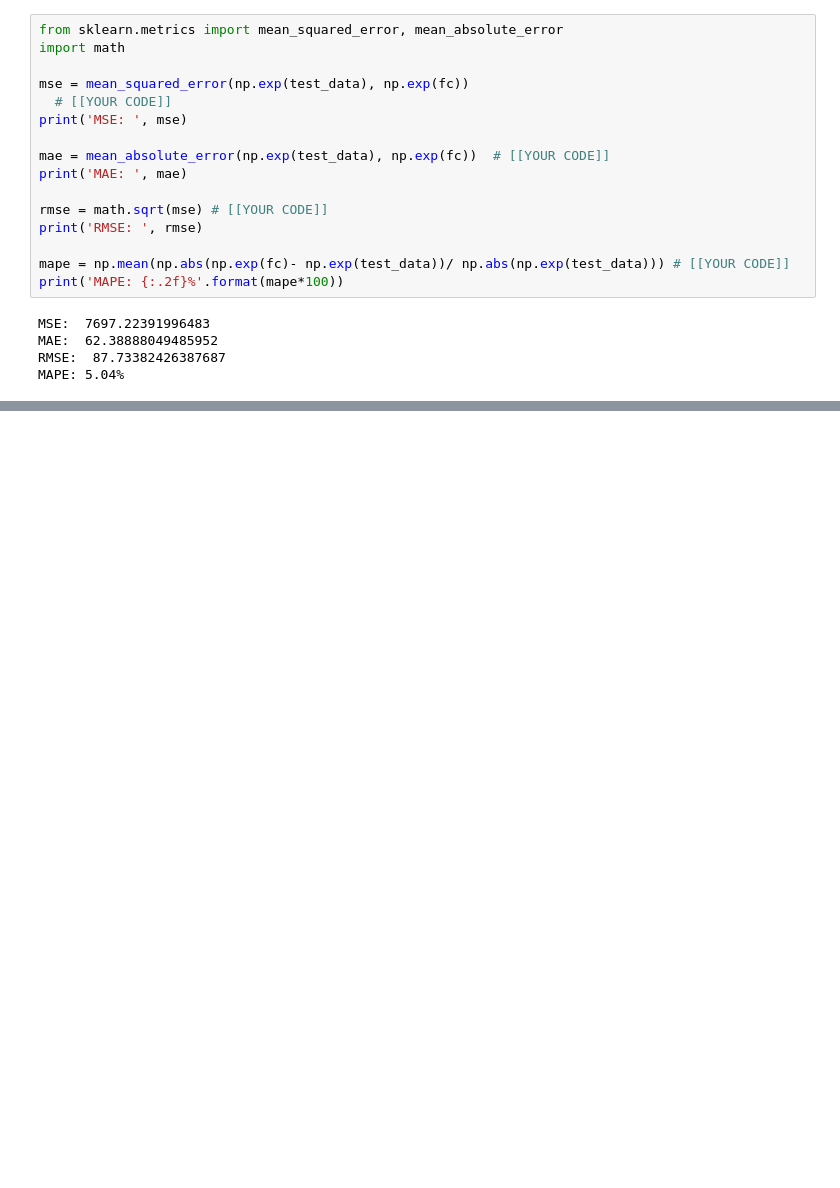
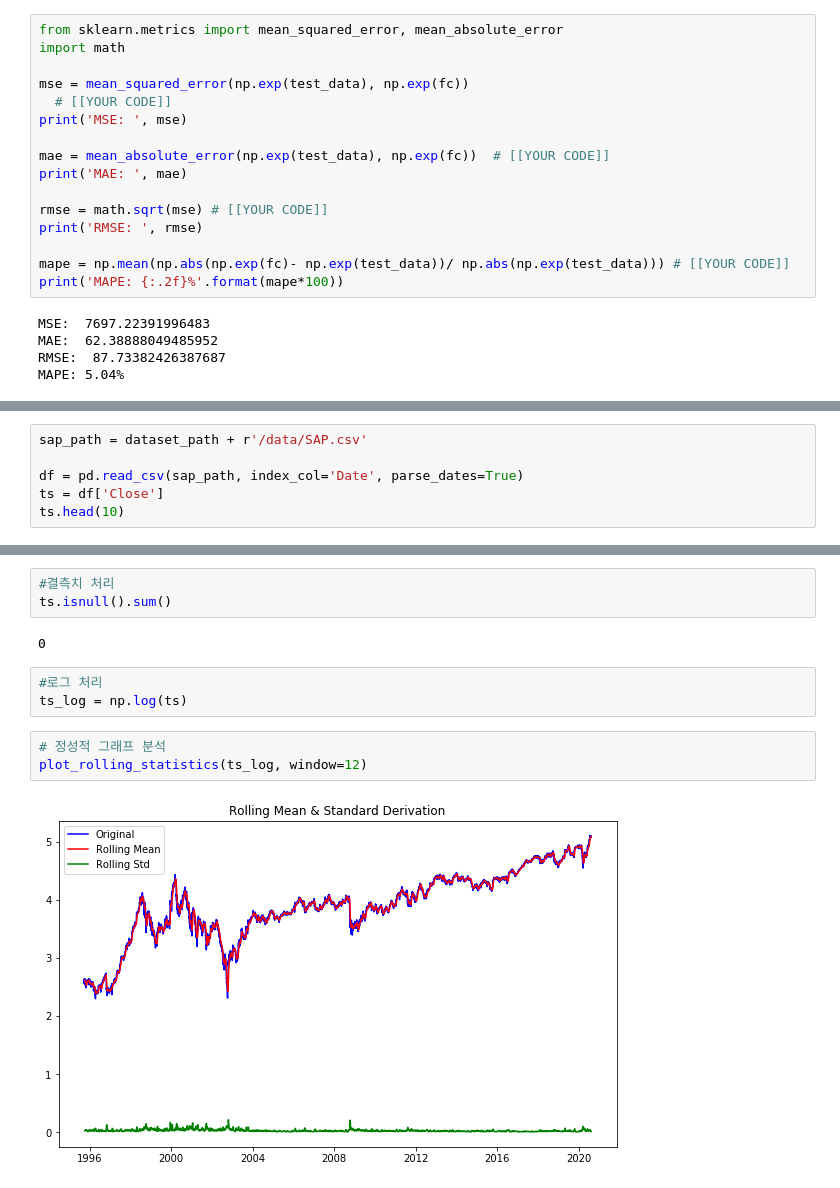
Before and after one commit to jiyeoon/aiffel, a Jupyter notebook: Week3/Exploration6(2).ipynb, the cells around one changed output, grey strips where cells are left out. Cells and saved outputs as stored; diff of their text form; blank space fills up the shorter version.

```diff
--- a/Week3/Exploration6(2).ipynb
+++ b/Week3/Exploration6(2).ipynb
@@ -306,0 +311,6 @@ MAPE: 5.04%
+# %%
+sap_path = dataset_path + r'/data/SAP.csv'
+
+df = pd.read_csv(sap_path, index_col='Date', parse_dates=True)
+ts = df['Close']
+ts.head(10)
@@ -306,0 +330,13 @@ MAPE: 5.04%
+# %%
+#결측치 처리
+ts.isnull().sum()
+# %% [output]
+0
+# %%
+#로그 처리
+ts_log = np.log(ts)
+# %%
+# 정성적 그래프 분석
+plot_rolling_statistics(ts_log, window=12)
+# %% [output]
+[figure, added]
```
Also changed, not shown: parts of 31 cells of this notebook, 2 other files.
